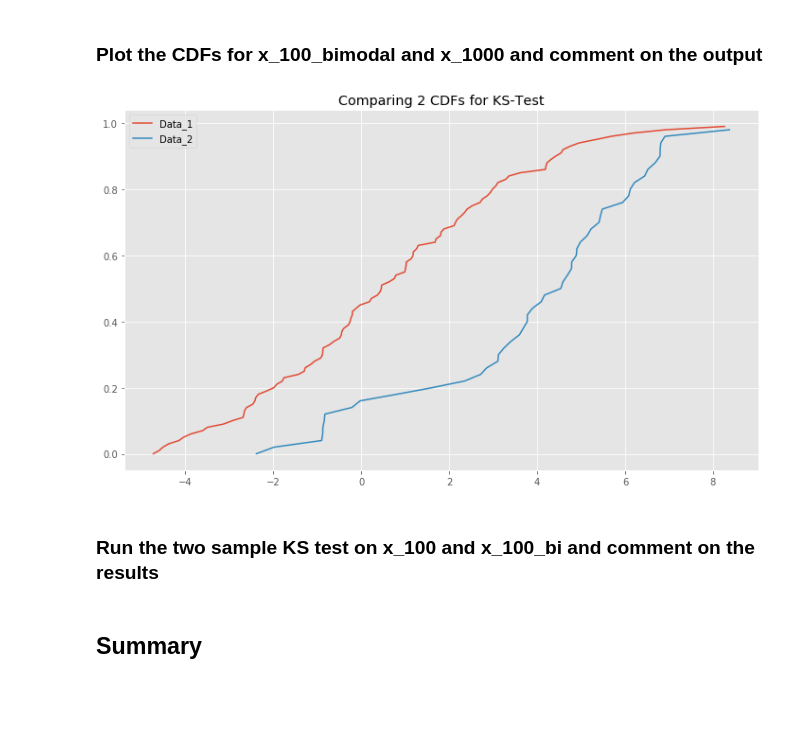
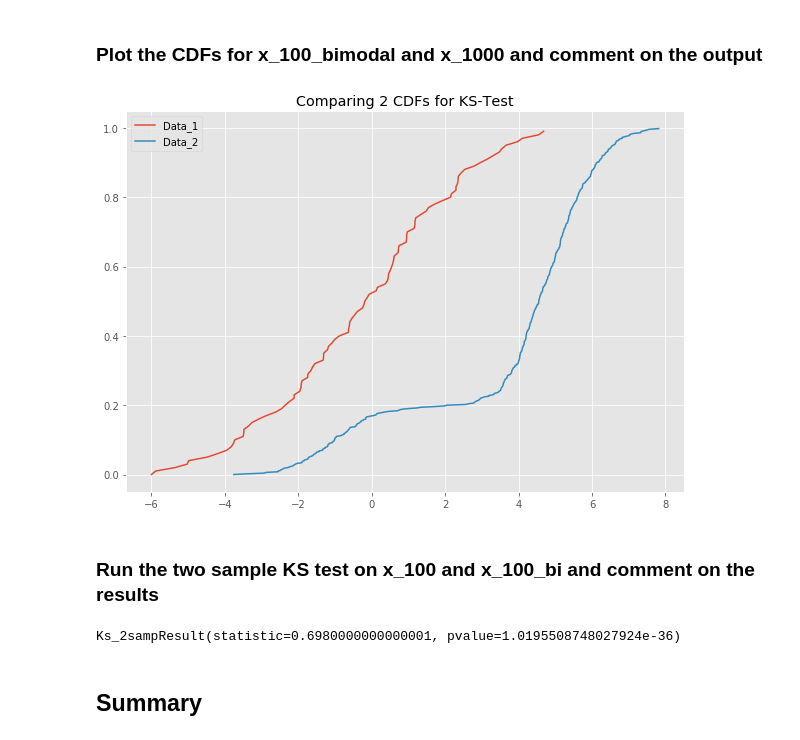
Before and after one commit to MissAle17/dsc-2-23-04-kolmogorov-smirnov-test-lab-online-ds-sp-000, a Jupyter notebook: index.ipynb, the cells around one changed output. Cells and saved outputs as stored; diff of their text form; code cells hidden in the pictures; blank space fills up the shorter version.

```diff
--- a/index.ipynb
+++ b/index.ipynb
@@ -177,15 +184,2 @@ plt.hist(x_1000_bi);
 # %% [markdown]
 ### Plot the CDFs for x_100_bimodal and x_1000 and comment on the output
-# %%
-
-# Plot the CDFs
-def ks_plot_2sample(data_1, data_2):
-    '''
-    Data entereted must be the same size.
-    '''
-    pass
-
-# Uncomment below to run
-# ks_plot_comp(x_100, x_bimodal_100[:,0])
-# %% [output]
-[figure, removed]
@@ -193,0 +186,19 @@ def ks_plot_2sample(data_1, data_2):
+# %%
+
+# Plot the CDFs
+def ks_plot_2sample(data_1, data_2):
+    '''
+    Data entereted must be the same size.
+    '''
+    length = len(data_1)
+    plt.figure(figsize=(10, 7))
+    plt.plot(np.sort(data_1), np.linspace(0, 1, len(data_1), endpoint=False))
+    plt.plot(np.sort(data_2), np.linspace(0, 1, len(data_2), endpoint=False))
+    plt.legend('top right')
+    plt.legend(['Data_1', 'Data_2'])
+    plt.title('Comparing 2 CDFs for KS-Test')
+
+# Uncomment below to run
+ks_plot_2sample(x_100, x_1000_bi[:,0])
+# %% [output]
+[figure, added]
@@ -195,8 +210,11 @@ def ks_plot_2sample(data_1, data_2):
 ### Run the two sample KS test on x_100 and x_100_bi and comment on the results
 # %%
 # You rcode here
+stats.ks_2samp(x_100, x_1000_bi[:,0])
 
 # Ks_2sampResult(statistic=0.575, pvalue=1.2073337530608254e-14)
+# %% [output]
+Ks_2sampResult(statistic=0.6980000000000001, pvalue=1.0195508748027924e-36)
 # %%
 # Your comments here
 # %% [markdown]
```
Also changed, not shown: parts of 13 cells of this notebook.
